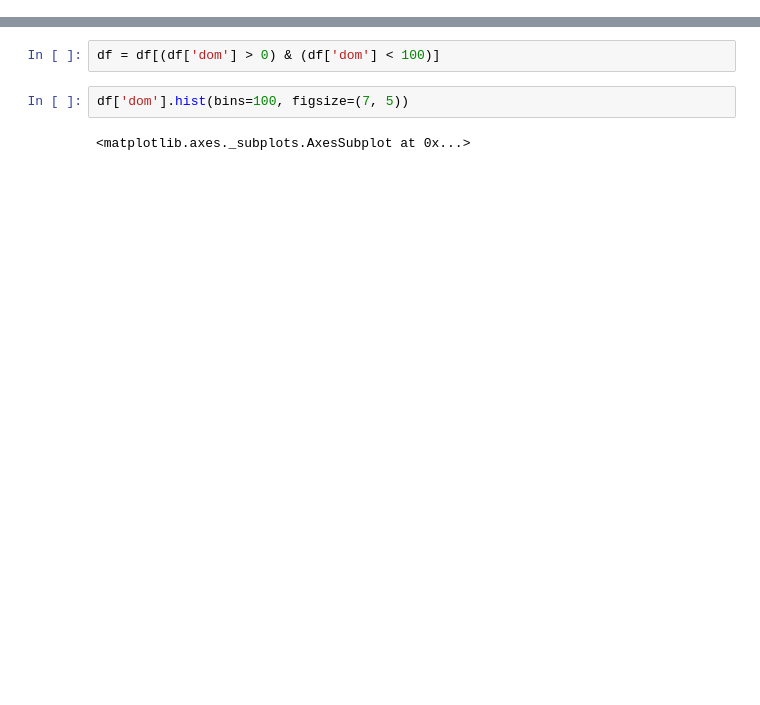
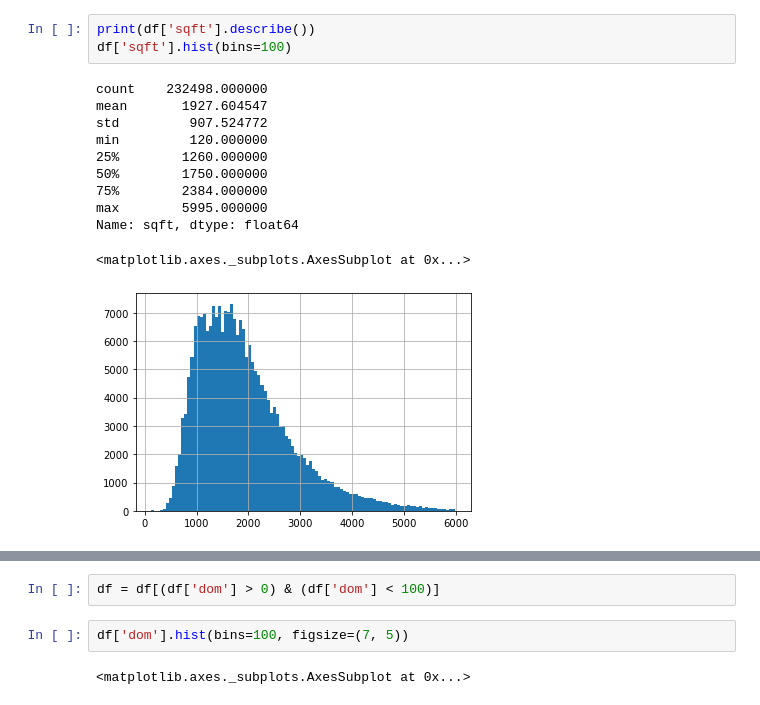
Before and after one commit to luunam/cs297_rex, a Jupyter notebook: notebooks/dom_model.ipynb, the cells around one changed output, grey strips where cells are left out. Drawn from its saved outputs; the diff is of its cells as text; blank space fills up the shorter version.

```diff
--- a/notebooks/dom_model.ipynb
+++ b/notebooks/dom_model.ipynb
@@ -34,0 +89,15 @@ df['dom'] = (df['sale_date'] - df['list_date']).dt.days.astype('int16')
+# %%
+print(df['sqft'].describe())
+df['sqft'].hist(bins=100)
+# %% [output]
+count    232498.000000
+mean       1927.604547
+std         907.524772
+min         120.000000
+25%        1260.000000
+50%        1750.000000
+75%        2384.000000
+max        5995.000000
+Name: sqft, dtype: float64
+<matplotlib.axes._subplots.AxesSubplot at 0x...>
+[figure, added]
```
Also changed, not shown: parts of 43 cells of this notebook, 3 other files.
